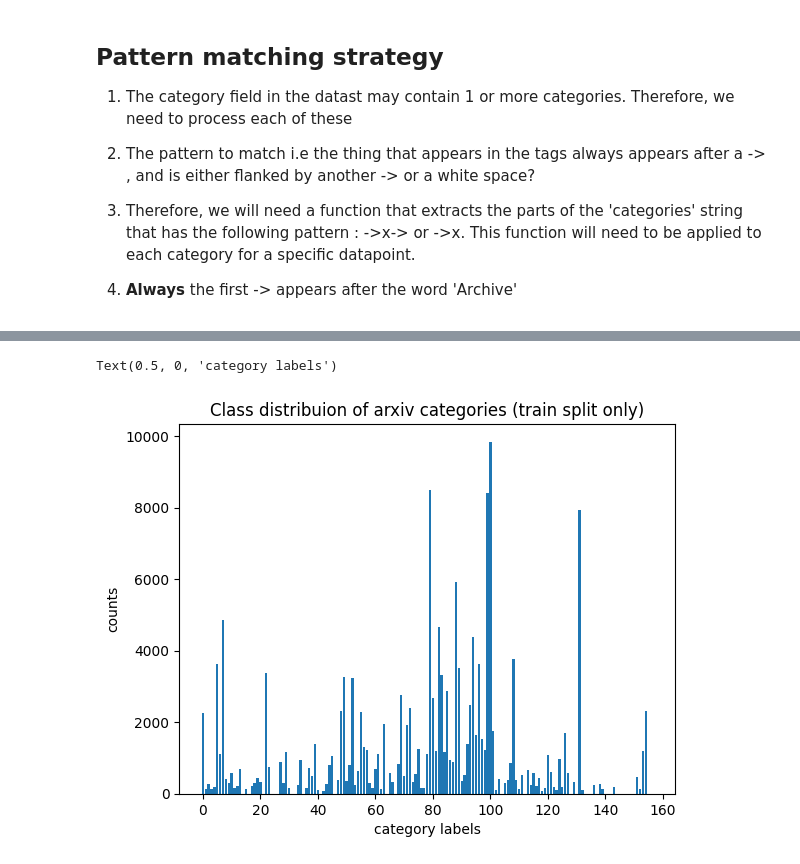
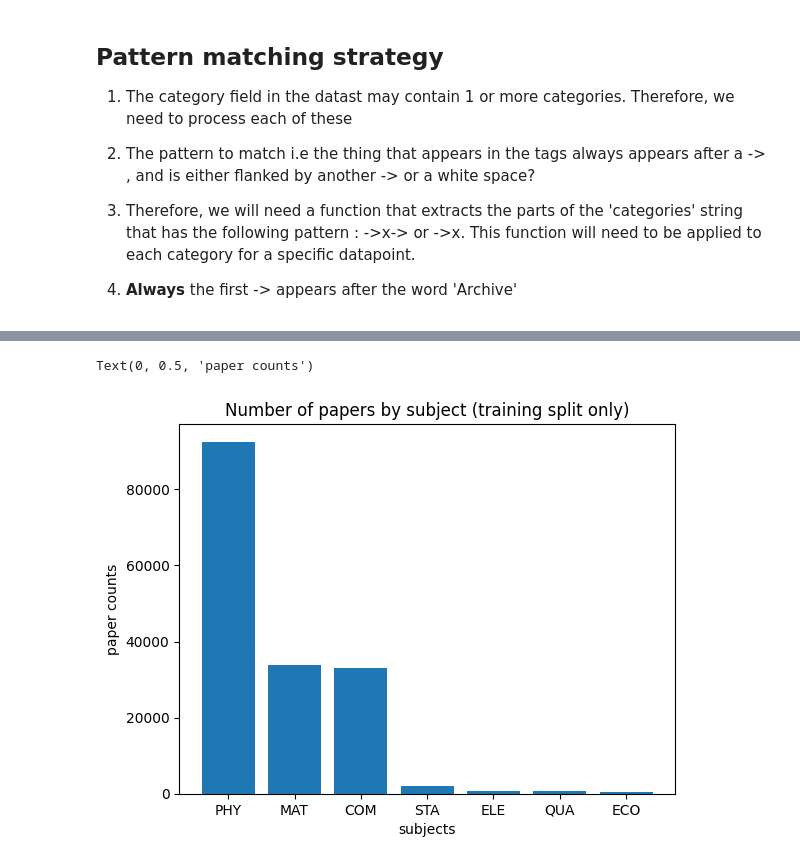
Before and after one commit to anirgalgali/scholar-lens, a Jupyter notebook: notebooks/01-Data Exploration.ipynb, the cells around one changed output, grey strips where cells are left out. Cells and saved outputs as stored; diff of their text form; code cells hidden in the pictures.

```diff
--- a/notebooks/01-Data Exploration.ipynb
+++ b/notebooks/01-Data Exploration.ipynb
@@ -8,4 +12,4 @@ from src.data_processing import get_category_tags, get_category_label, get_tag_d
 # %%
-ds_raw_train = load_dataset("TimSchopf/arxiv_categories", "default", split="train")
+ds_raw = load_dataset("TimSchopf/arxiv_categories", "default")
 ds_cats = load_dataset("TimSchopf/arxiv_categories",  "arxiv_category_descriptions",
                        split="arxiv_category_descriptions")
@@ -102,4 +85,4 @@ ds_raw_train[:30]['categories'] # Take a look at the categories field in the raw
 
 4. **Always** the first -> appears after the word 'Archive'
 # %%
-ds_raw_train = ds_raw_train.map(lambda x: get_category_tags(x, all_tags))
+ds_raw = ds_raw.map(lambda x: get_category_tags(x, all_tags), load_from_cache_file=False)
@@ -135,9 +88,0 @@ category_counts = get_category_dist(ds_raw_train, all_tags)
-# %%
-import matplotlib.pyplot as plt
-plt.bar(range(len(category_counts)), category_counts.values())
-plt.title('Class distribuion of arxiv categories (train split only)')
-plt.ylabel('counts')
-plt.xlabel('category labels')
-# %% [output]
-Text(0.5, 0, 'category labels')
-[figure, removed]
@@ -143,0 +93,18 @@ Text(0.5, 0, 'category labels')
+# %%
+def get_sorted_counts(d: list[str]):
+
+    count_dict = dict(Counter(d))
+    count_dict = dict(sorted(count_dict.items(), key=lambda item: item[1], reverse=True))
+    return count_dict
+
+
+subject_counts = get_sorted_counts(ds_raw["train"]['subject'])
+# %%
+subject_names_short = list(map(lambda x: x[:3].upper(),list(subject_counts.keys())))
+plt.bar(list(subject_names_short),subject_counts.values())
+plt.title('Number of papers by subject (training split only)')
+plt.xlabel('subjects')
+plt.ylabel('paper counts')
+# %% [output]
+Text(0, 0.5, 'paper counts')
+[figure, added]
```
Also changed, not shown: parts of 14 cells of this notebook, 1 other file.
